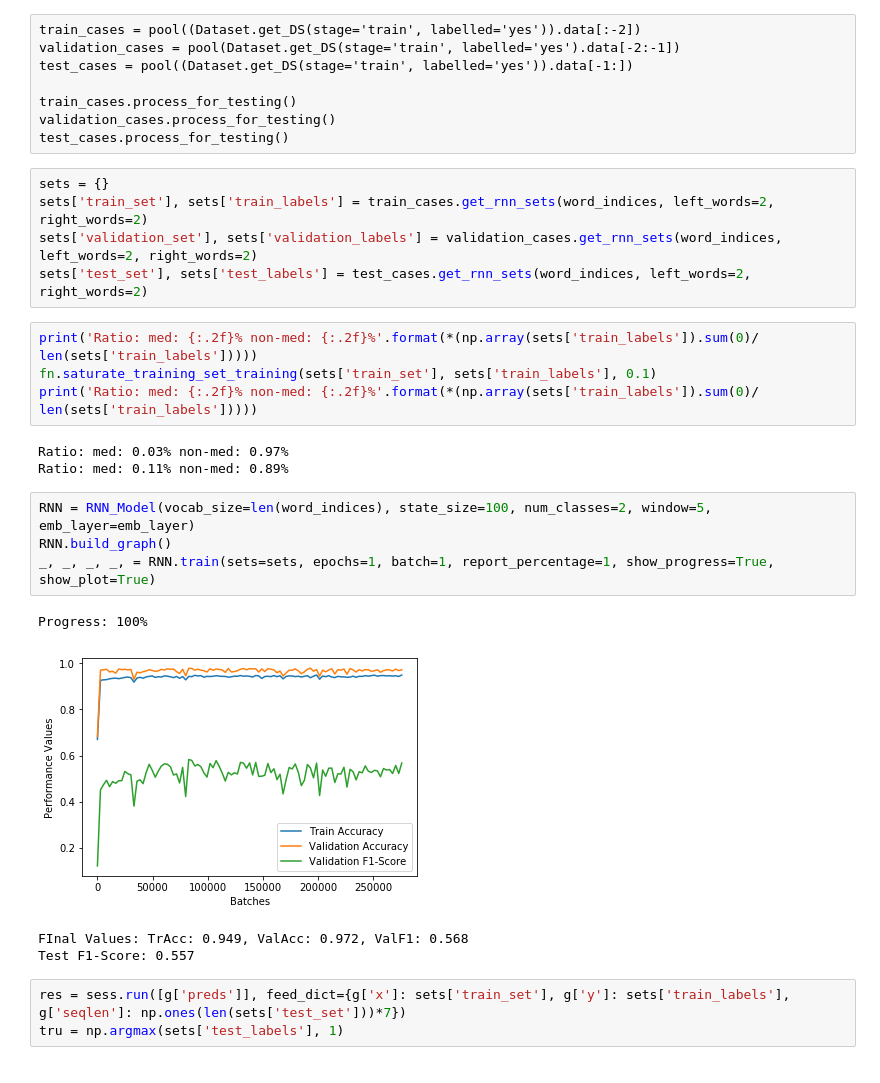
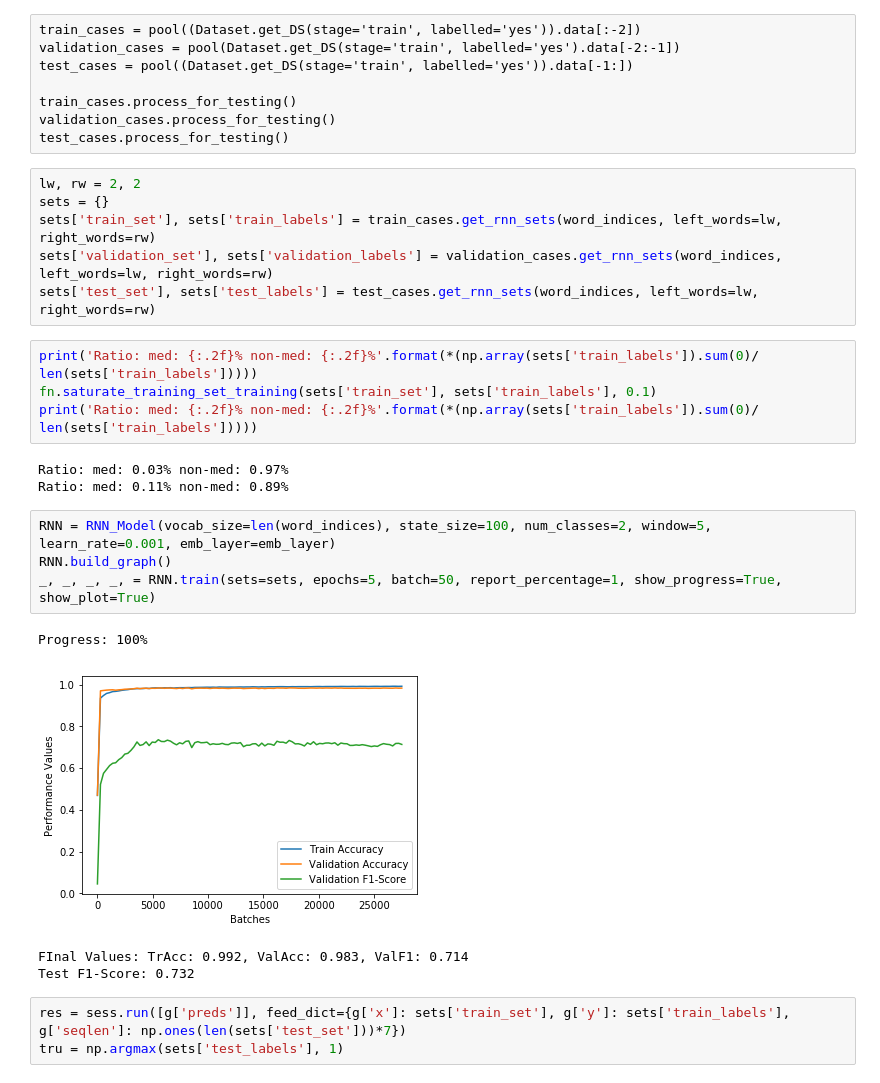
Before and after one commit to goto1991/L2B2-medication-extraction, a Jupyter notebook: Model 4.ipynb, the cells around one changed output. Drawn from its saved outputs; the diff is of its cells as text.

```diff
--- a/Model 4.ipynb
+++ b/Model 4.ipynb
@@ -70,10 +70,11 @@ train_cases.process_for_testing()
 validation_cases.process_for_testing()
 test_cases.process_for_testing()
 # %%
+lw, rw = 2, 2
 sets = {}
-sets['train_set'], sets['train_labels'] = train_cases.get_rnn_sets(word_indices, left_words=2, right_words=2)
-sets['validation_set'], sets['validation_labels'] = validation_cases.get_rnn_sets(word_indices, left_words=2, right_words=2)
-sets['test_set'], sets['test_labels'] = test_cases.get_rnn_sets(word_indices, left_words=2, right_words=2)
+sets['train_set'], sets['train_labels'] = train_cases.get_rnn_sets(word_indices, left_words=lw, right_words=rw)
+sets['validation_set'], sets['validation_labels'] = validation_cases.get_rnn_sets(word_indices, left_words=lw, right_words=rw)
+sets['test_set'], sets['test_labels'] = test_cases.get_rnn_sets(word_indices, left_words=lw, right_words=rw)
 # %%
 print('Ratio: med: {:.2f}% non-med: {:.2f}%'.format(*(np.array(sets['train_labels']).sum(0)/ len(sets['train_labels']))))
 fn.saturate_training_set_training(sets['train_set'], sets['train_labels'], 0.1)
@@ -82,14 +83,14 @@ print('Ratio: med: {:.2f}% non-med: {:.2f}%'.format(*(np.array(sets['train_label
 Ratio: med: 0.03% non-med: 0.97%
 Ratio: med: 0.11% non-med: 0.89%
 # %%
-RNN = RNN_Model(vocab_size=len(word_indices), state_size=100, num_classes=2, window=5, emb_layer=emb_layer)
+RNN = RNN_Model(vocab_size=len(word_indices), state_size=100, num_classes=2, window=5, learn_rate=0.001, emb_layer=emb_layer)
 RNN.build_graph()
-_, _, _, _, = RNN.train(sets=sets, epochs=1, batch=1, report_percentage=1, show_progress=True, show_plot=True)
+_, _, _, _, = RNN.train(sets=sets, epochs=5, batch=50, report_percentage=1, show_progress=True, show_plot=True)
 # %% [output]
 Progress: 100%
-[figure, old version]
+[figure, new version]
-FInal Values: TrAcc: 0.949, ValAcc: 0.972, ValF1: 0.568
-Test F1-Score: 0.557
+FInal Values: TrAcc: 0.992, ValAcc: 0.983, ValF1: 0.714
+Test F1-Score: 0.732
 # %%
 res = sess.run([g['preds']], feed_dict={g['x']: sets['train_set'], g['y']: sets['train_labels'], g['seqlen']: np.ones(len(sets['test_set']))*7})
 tru = np.argmax(sets['test_labels'], 1)
```
Also changed, not shown: 4 other files.
